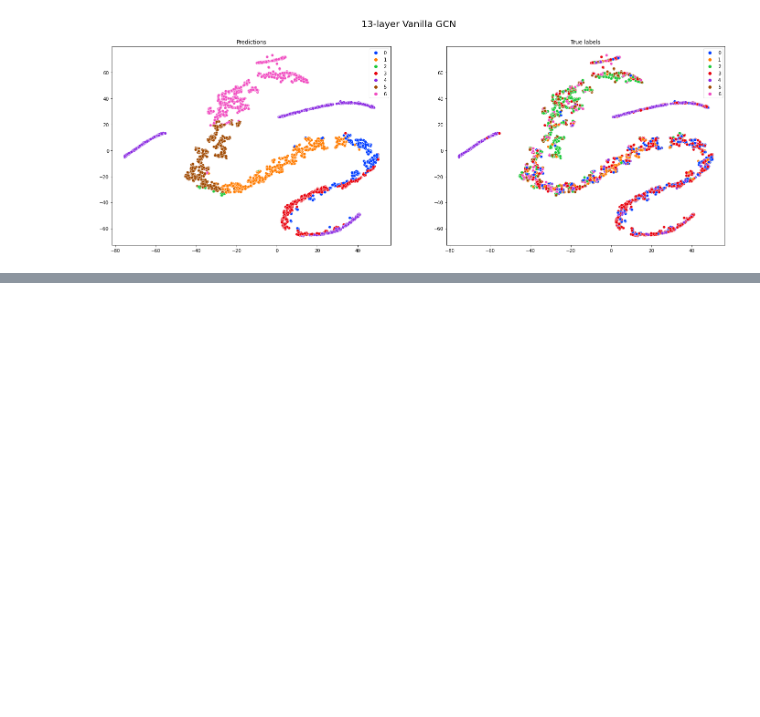
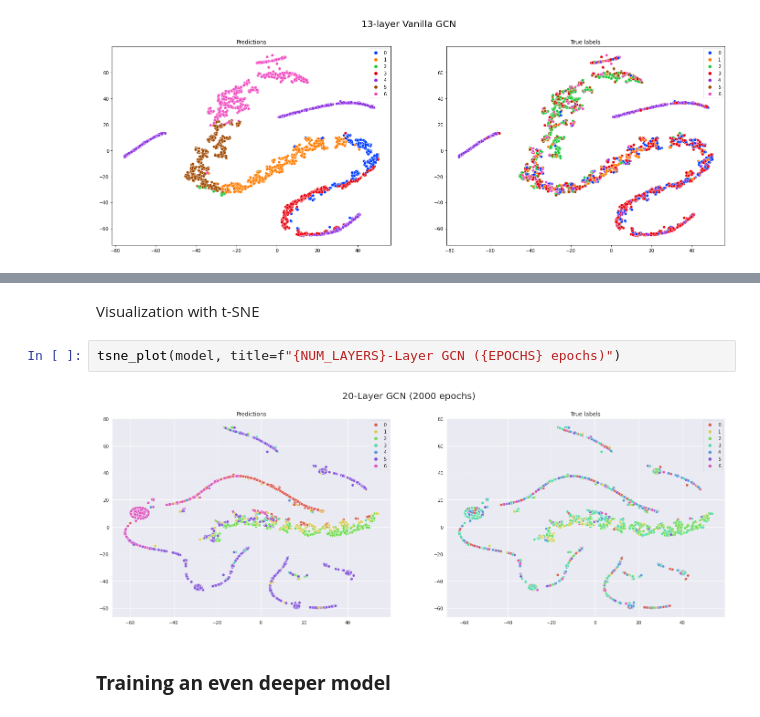
Before and after one commit to achrafash/gnn-receptive-fields, a Jupyter notebook: 03_smoothing_metrics.ipynb, the cells around one changed output, grey strips where cells are left out. Cells and saved outputs as stored; diff of their text form; blank space fills up the shorter version.

```diff
--- a/03_smoothing_metrics.ipynb
+++ b/03_smoothing_metrics.ipynb
@@ -454,0 +509,8 @@ Val Loss: 1.4118, Test Accuracy: 0.369 ± nan, Duration: 37.708
+# %% [markdown]
+Visualization with t-SNE
+# %%
+tsne_plot(model, title=f"{NUM_LAYERS}-Layer GCN ({EPOCHS} epochs)")
+# %% [output]
+[figure, added]
+# %% [markdown]
+### **Training an even deeper model**
```
Also changed, not shown: parts of 14 cells of this notebook.
